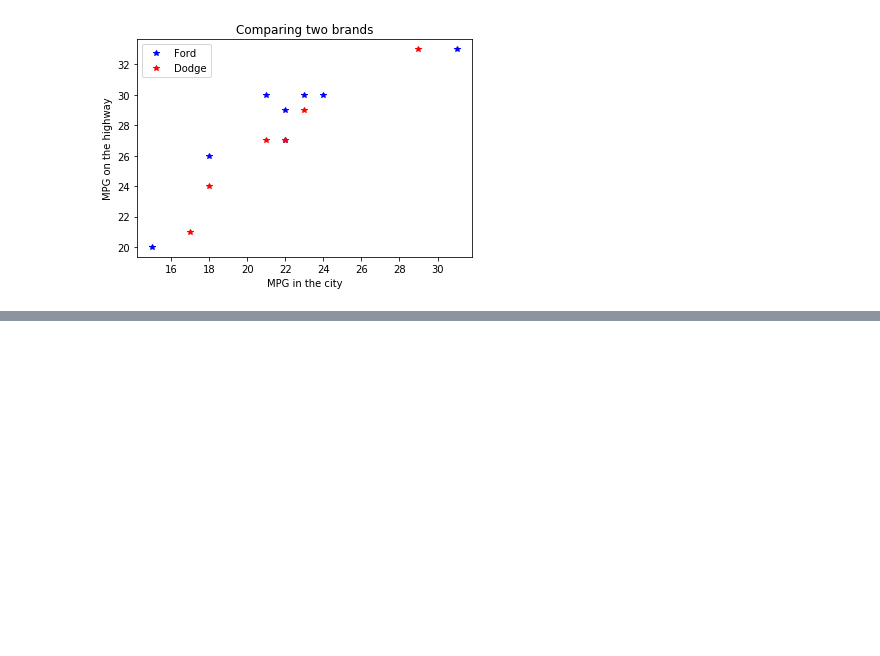
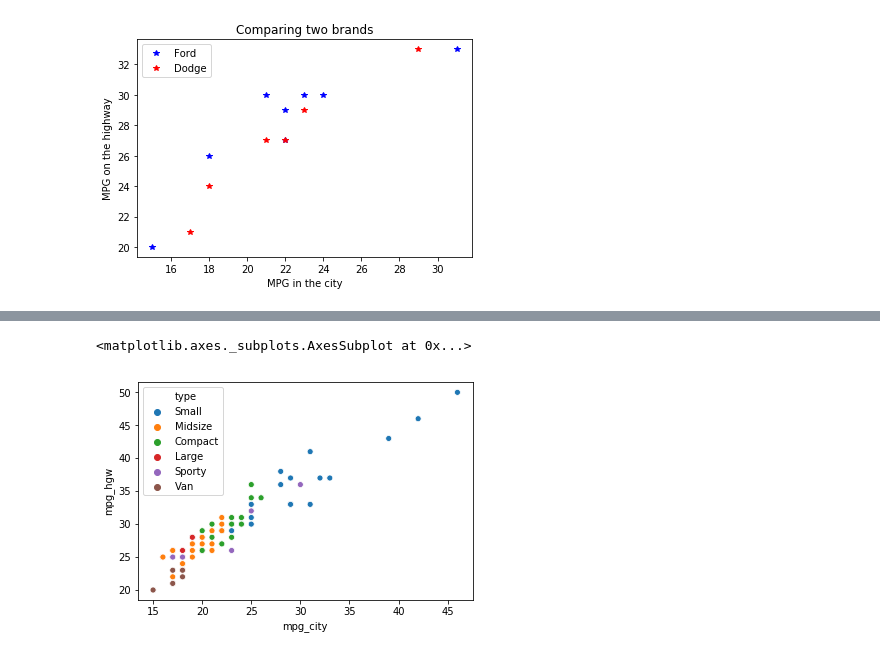
Before and after one commit to dvanderelst-classes/python-class, a Jupyter notebook: Summary/Summary.ipynb, the cells around one changed output, grey strips where cells are left out. Cells and saved outputs as stored; diff of their text form; code cells hidden in the pictures; blank space fills up the shorter version.

```diff
--- a/Summary/Summary.ipynb
+++ b/Summary/Summary.ipynb
@@ -102,0 +127,5 @@ pyplot.legend(['Ford', 'Dodge'])
+# %%
+seaborn.scatterplot(x='mpg_city', y='mpg_hgw', hue='type', data = data)
+# %% [output]
+<matplotlib.axes._subplots.AxesSubplot at 0x...>
+[figure, added]
```
Also changed, not shown: parts of 8 cells of this notebook, 6 other files.
